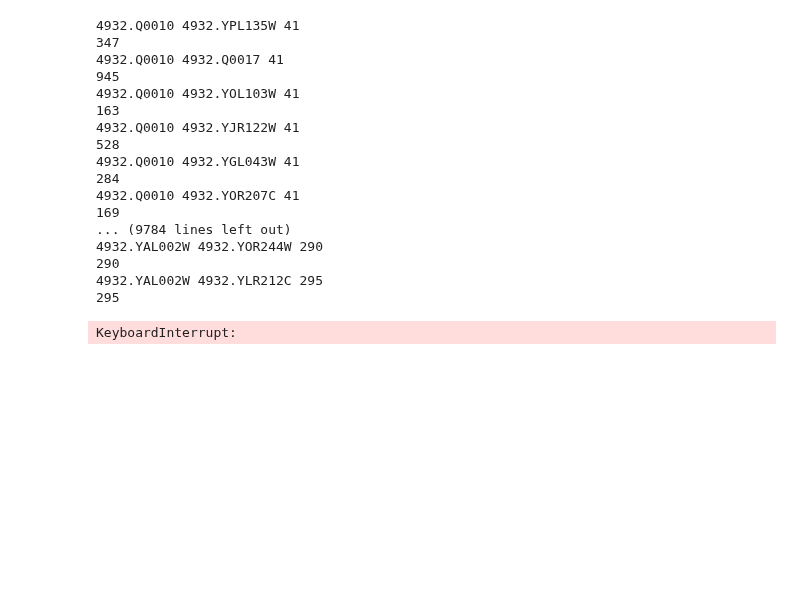
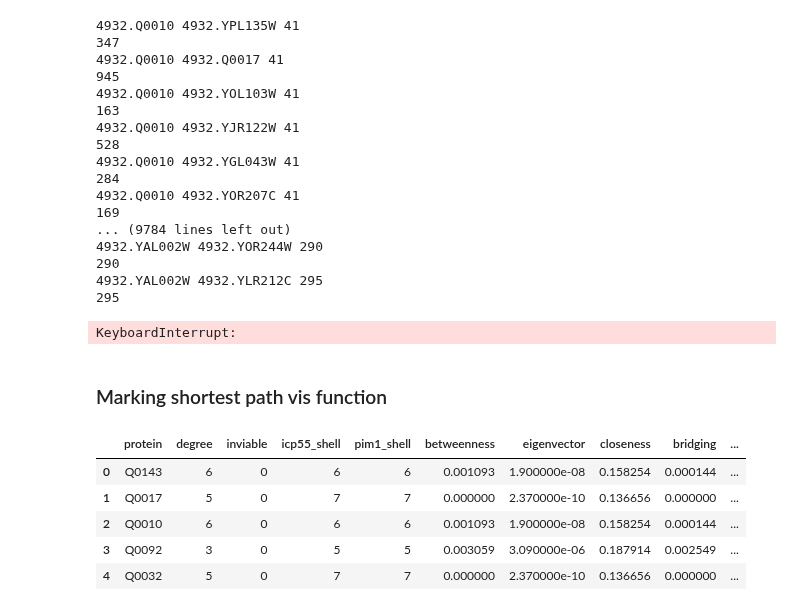
Before and after one commit to jkasimotto/PPI-Network-Analysis, a Jupyter notebook: notebooks/julian_v__2.ipynb, the cells around one changed output. Drawn from its saved outputs; the diff is of its cells as text; code cells hidden in the pictures; blank space fills up the shorter version.

```diff
--- a/notebooks/julian_v__2.ipynb
+++ b/notebooks/julian_v__2.ipynb
@@ -592,3 +592,14 @@ for line in open(input_file):
 4932.YAL002W 4932.YLR212C 295
 295
 KeyboardInterrupt:
+# %% [markdown]
+### Marking shortest path vis function
+# %%
+master_df.head()
+# %% [output]
+|  | protein | degree | inviable | icp55_shell | pim1_shell | betweenness | eigenvector | closeness | bridging | ... |
+| 0 | Q0143 | 6 | 0 | 6 | 6 | 0.001093 | 1.900000e-08 | 0.158254 | 0.000144 | ... |
+| 1 | Q0017 | 5 | 0 | 7 | 7 | 0.000000 | 2.370000e-10 | 0.136656 | 0.000000 | ... |
+| 2 | Q0010 | 6 | 0 | 6 | 6 | 0.001093 | 1.900000e-08 | 0.158254 | 0.000144 | ... |
+| 3 | Q0092 | 3 | 0 | 5 | 5 | 0.003059 | 3.090000e-06 | 0.187914 | 0.002549 | ... |
+| 4 | Q0032 | 5 | 0 | 7 | 7 | 0.000000 | 2.370000e-10 | 0.136656 | 0.000000 | ... |
```
Also changed, not shown: parts of 1 cell of this notebook, 2 other files.
